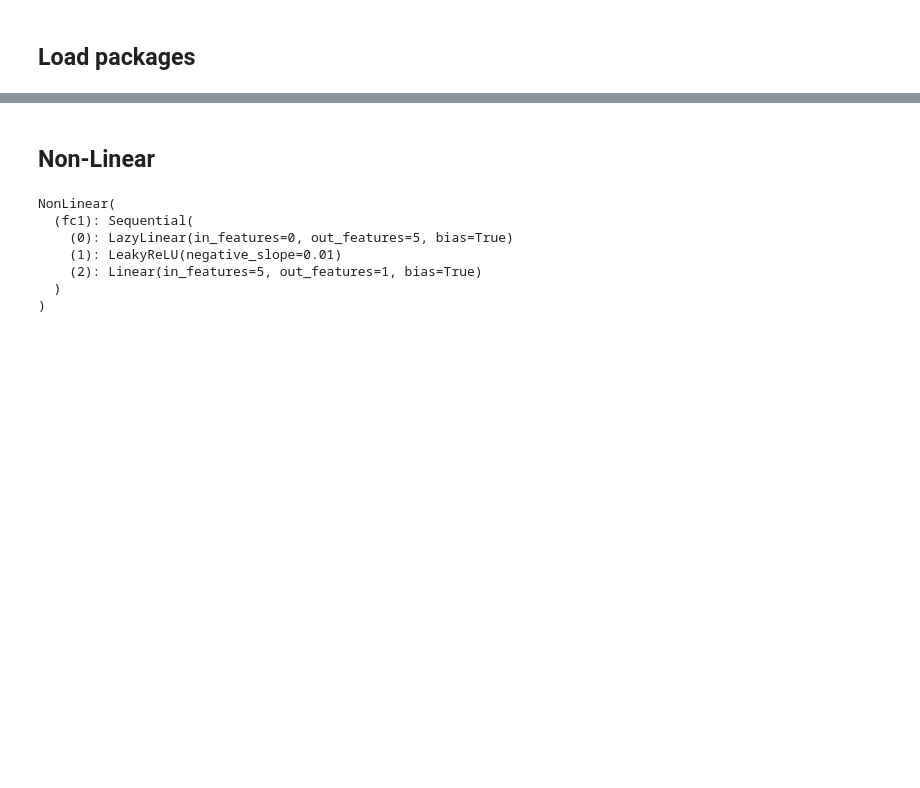
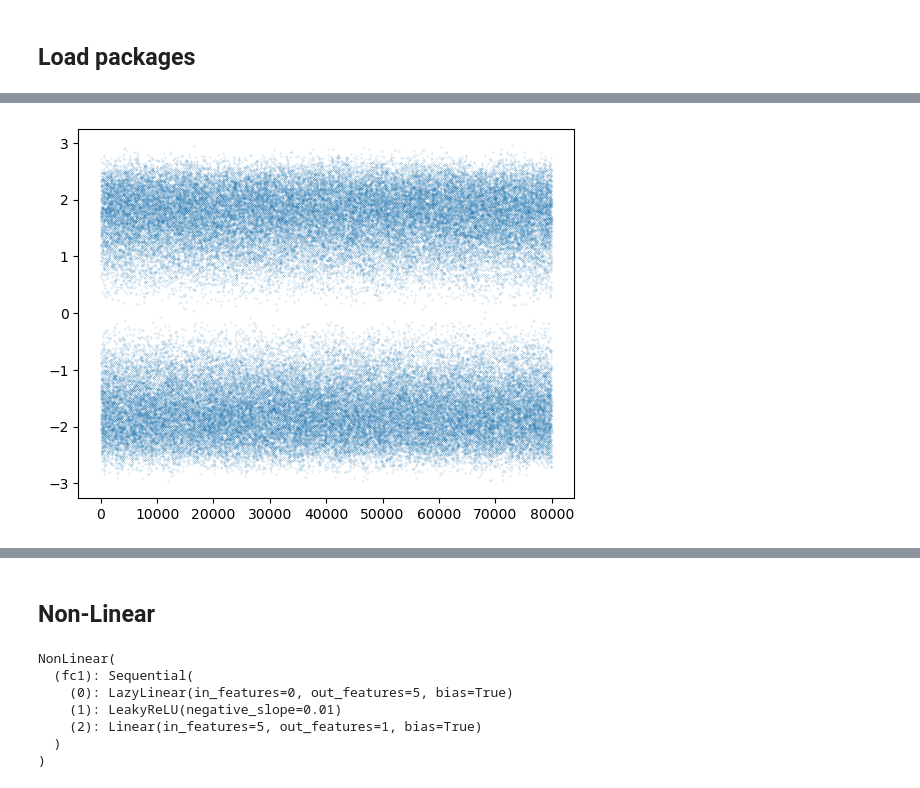
Before and after one commit to GerbenBeintema/gym-unbalanced-disk, a Jupyter notebook: test.ipynb, the cells around one changed output, grey strips where cells are left out. Drawn from its saved outputs; the diff is of its cells as text; code cells hidden in the pictures; blank space fills up the shorter version.

```diff
--- a/test.ipynb
+++ b/test.ipynb
@@ -16,0 +39,4 @@ simplefilter(action='ignore', category=FutureWarning)
+# %%
+plt.plot(Xtrain, 'o', markersize=0.1);
+# %% [output]
+[figure, added]
```
Also changed, not shown: parts of 15 cells of this notebook, 3 other files.
